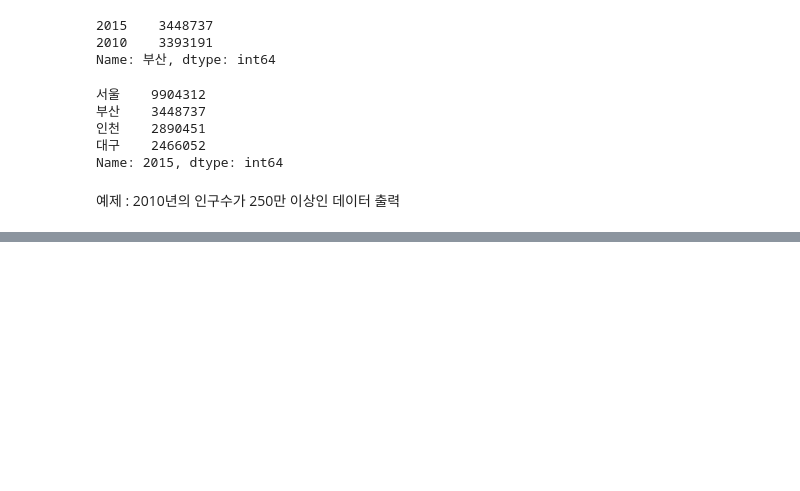
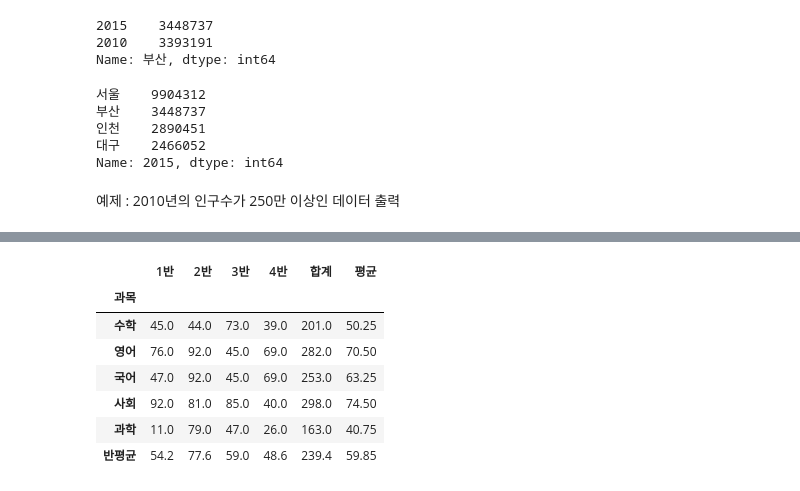
Before and after one commit to jaegangkim/python_library, a Jupyter notebook: 2. Pandas.ipynb, the cells around one changed output, grey strips where cells are left out. Saved outputs shown, nothing was run; the diff lists cells and outputs as text; code cells hidden in the pictures; blank space fills up the shorter version.

```diff
--- a/2. Pandas.ipynb
+++ b/2. Pandas.ipynb
@@ -281,0 +415,3 @@ Name: 2010, dtype: int64
+# %%
+score = pd.read_csv("score.csv", encoding="euc-kr",index_col="과목")
+score
@@ -281,0 +426,4 @@ Name: 2010, dtype: int64
+# %%
+score["합계"]=score.loc[:,'1반':'4반'].sum(axis=1)
+score["평균"]=score["합계"]/4
+score
@@ -281,0 +438,12 @@ Name: 2010, dtype: int64
+# %%
+score.loc["반평균"] = score[:].mean()
+score
+# %% [output]
+|  | 1반 | 2반 | 3반 | 4반 | 합계 | 평균 |
+| 과목 |  |  |  |  |  |  |
+| 수학 | 45.0 | 44.0 | 73.0 | 39.0 | 201.0 | 50.25 |
+| 영어 | 76.0 | 92.0 | 45.0 | 69.0 | 282.0 | 70.50 |
+| 국어 | 47.0 | 92.0 | 45.0 | 69.0 | 253.0 | 63.25 |
+| 사회 | 92.0 | 81.0 | 85.0 | 40.0 | 298.0 | 74.50 |
+| 과학 | 11.0 | 79.0 | 47.0 | 26.0 | 163.0 | 40.75 |
+| 반평균 | 54.2 | 77.6 | 59.0 | 48.6 | 239.4 | 59.85 |
```
Also changed, not shown: parts of 48 cells of this notebook, 6 other files.
